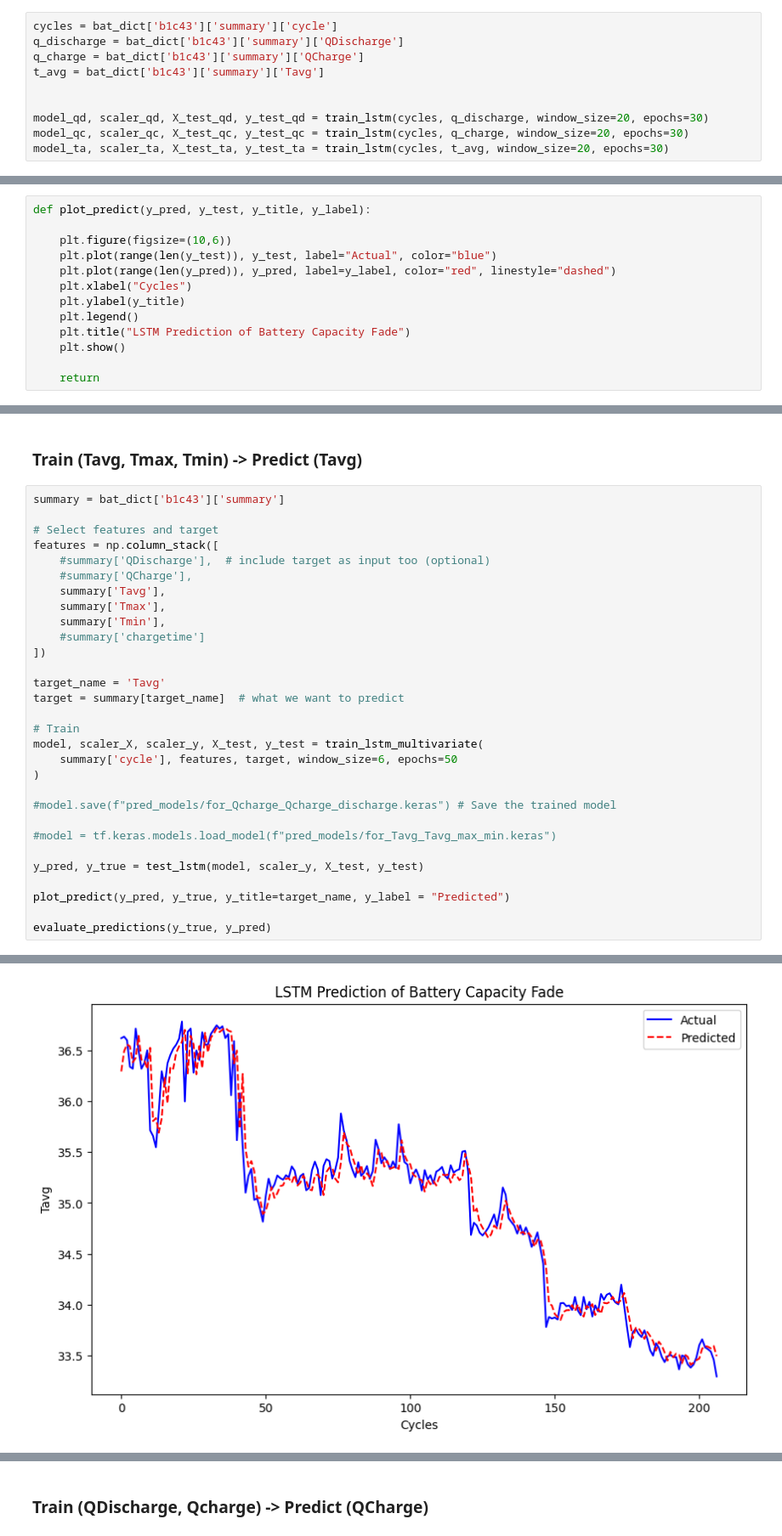
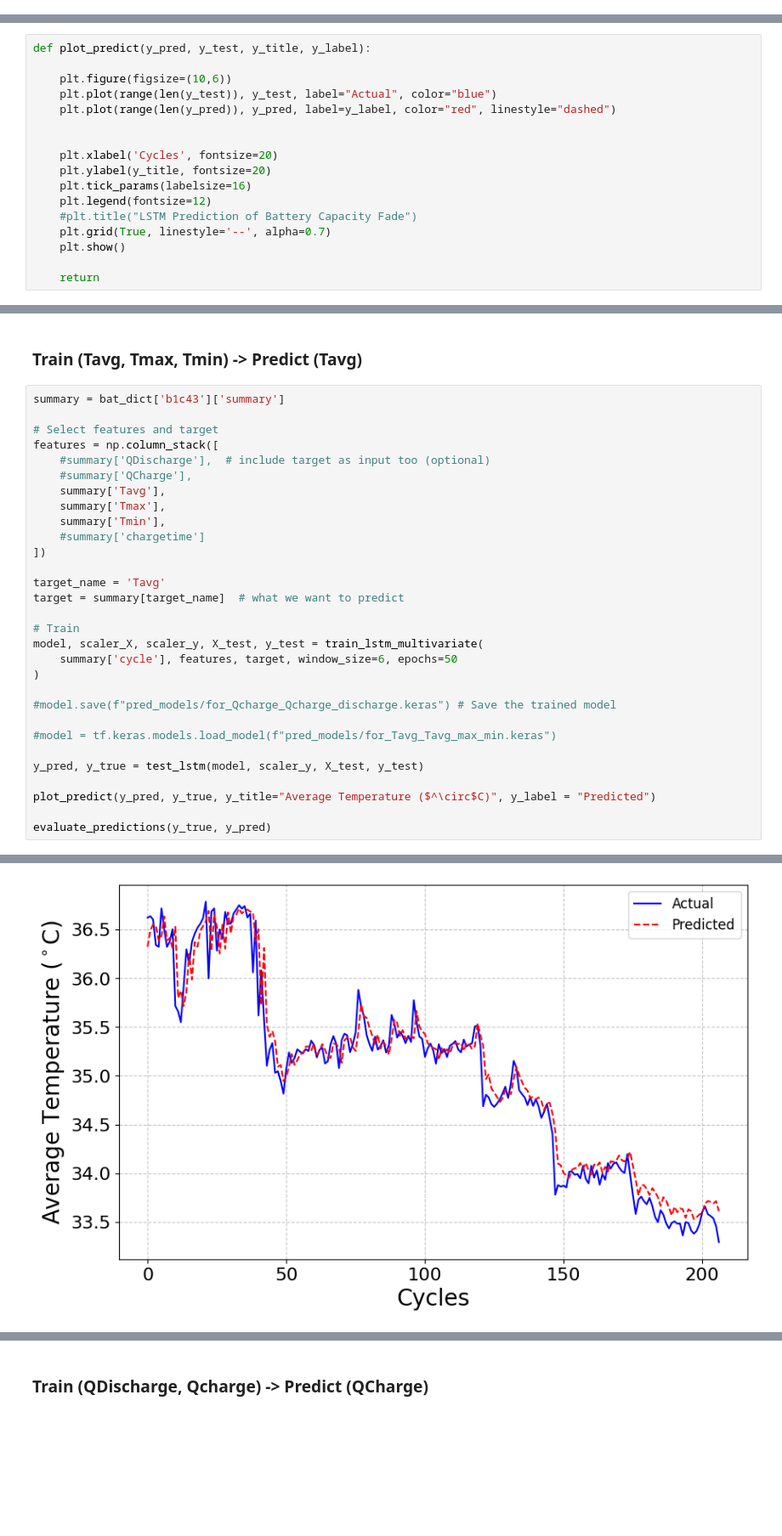
Before and after one commit to manojherath/Battery-Analysis, a Jupyter notebook: battery_analysis.ipynb, the cells around one changed output, grey strips where cells are left out. Shown at 85% size. Cells and saved outputs as stored; diff of their text form; blank space fills up the shorter version.

```diff
--- a/battery_analysis.ipynb
+++ b/battery_analysis.ipynb
@@ -229,13 +237,3 @@ def plot_predict(y_pred, y_test):
     plt.show()
 
     return
-# %%
-cycles = bat_dict['b1c43']['summary']['cycle']
-q_discharge = bat_dict['b1c43']['summary']['QDischarge']
-q_charge = bat_dict['b1c43']['summary']['QCharge']
-t_avg = bat_dict['b1c43']['summary']['Tavg']
-
-
-model_qd, scaler_qd, X_test_qd, y_test_qd = train_lstm(cycles, q_discharge, window_size=20, epochs=30)
-model_qc, scaler_qc, X_test_qc, y_test_qc = train_lstm(cycles, q_charge, window_size=20, epochs=30)
-model_ta, scaler_ta, X_test_ta, y_test_ta = train_lstm(cycles, t_avg, window_size=20, epochs=30)
@@ -308,10 +300,14 @@ def plot_predict(y_pred, y_test, y_title, y_label):
     plt.figure(figsize=(10,6))
     plt.plot(range(len(y_test)), y_test, label="Actual", color="blue")
     plt.plot(range(len(y_pred)), y_pred, label=y_label, color="red", linestyle="dashed")
-    plt.xlabel("Cycles")
-    plt.ylabel(y_title)
-    plt.legend()
-    plt.title("LSTM Prediction of Battery Capacity Fade")
+
+
+    plt.xlabel('Cycles', fontsize=20)
+    plt.ylabel(y_title, fontsize=20)
+    plt.tick_params(labelsize=16)
+    plt.legend(fontsize=12)
+    #plt.title("LSTM Prediction of Battery Capacity Fade")
+    plt.grid(True, linestyle='--', alpha=0.7)
     plt.show()
 
     return
@@ -368,7 +452,7 @@ model, scaler_X, scaler_y, X_test, y_test = train_lstm_multivariate(
 
 y_pred, y_true = test_lstm(model, scaler_y, X_test, y_test)
 
-plot_predict(y_pred, y_true, y_title=target_name, y_label = "Predicted")
+plot_predict(y_pred, y_true, y_title="Average Temperature ($^\circ$C)", y_label = "Predicted")
 
 evaluate_predictions(y_true, y_pred)
 # %% [output]
@@ -393 +477 @@ Epoch 50/50
-[figure, old version]
+[figure, new version]
```
Also changed, not shown: parts of 30 cells of this notebook.
